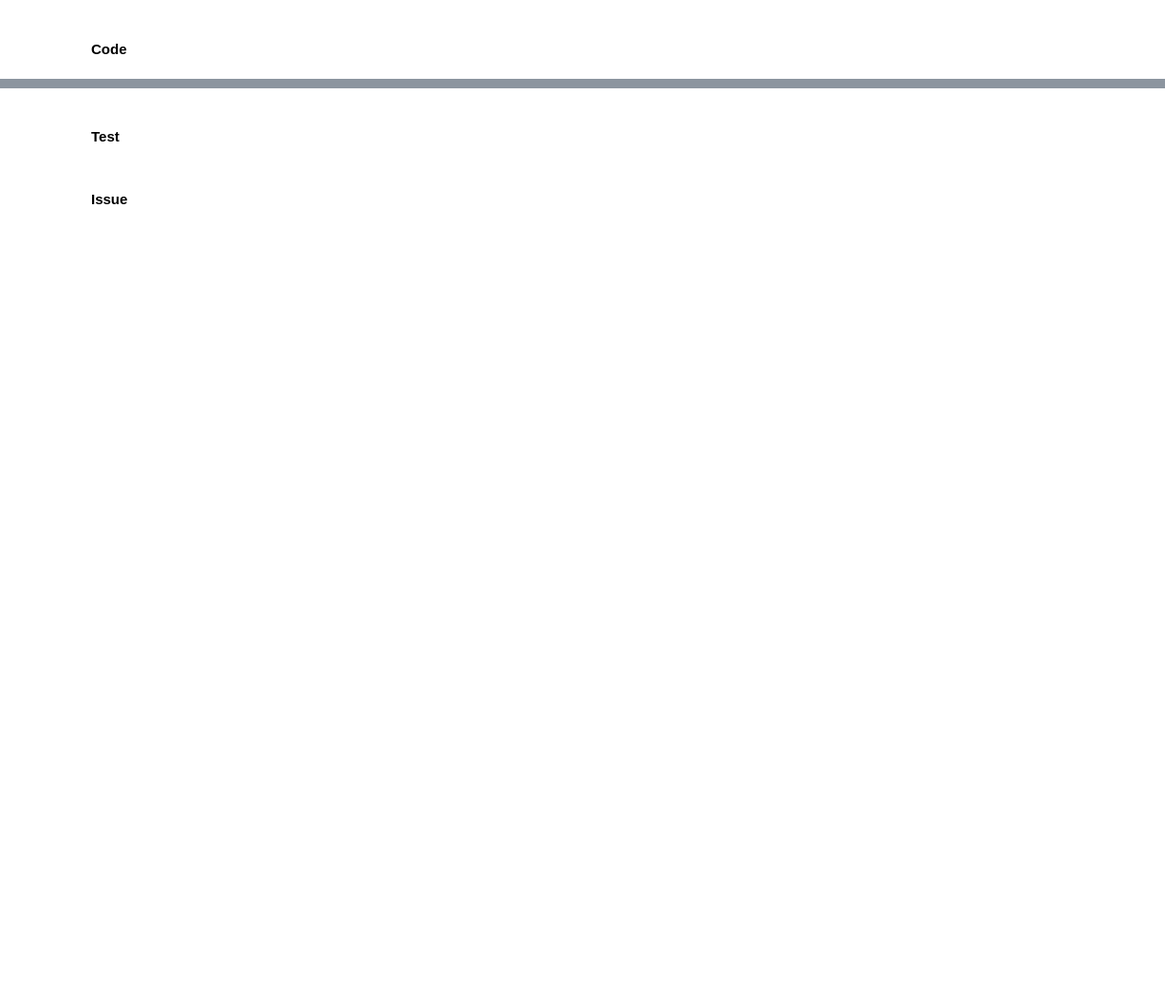
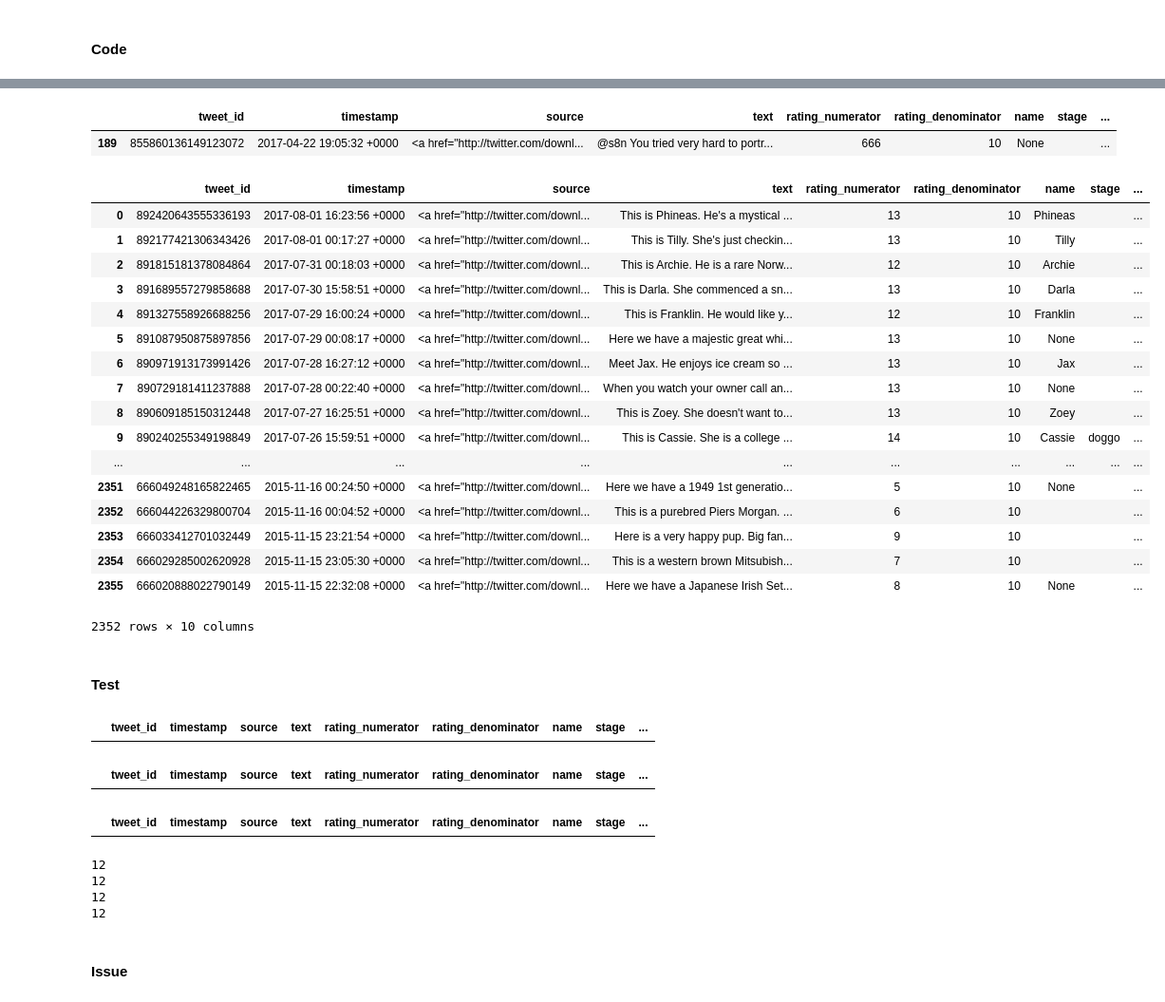
Before and after one commit to deepaksithu/Twitter_Archive_Analysis_Project, a Jupyter notebook: wrangle_act.ipynb, the cells around one changed output, grey strips where cells are left out. Shown: that part at 95% size. Saved outputs shown, nothing was run; the diff lists cells and outputs as text; code cells hidden in the pictures; blank space fills up the shorter version.

```diff
--- a/wrangle_act.ipynb
+++ b/wrangle_act.ipynb
@@ -506,7 +502,6 @@ Change rating_numerator and rating_denominator values for this one tweet_id.
 # %%
-#df1_clean.at['rating_numerator', '835246439529840640'] = 13
-#df1_clean.at['rating_denominator', '835246439529840640'] = 10
-df1_clean = df1_clean.set_value('rating_numerator', '835246439529840640', 13)
+df1_clean.at[313, 'rating_numerator'] = 13
+df1_clean.at[313, 'rating_denominator'] = 10
 # %% [markdown]
 #### Test
 # %%
@@ -520,6 +520,14 @@ For df1 some of the names are inputted incorrectly and are random lowercase word
 # %% [markdown]
 #### Code
+# %%
+for index, row in df1_clean.iterrows():
+    if row['name'].islower():
+        df1_clean.at[index, 'name'] = ''
 # %% [markdown]
 #### Test
+# %%
+for index, row in df1_clean.iterrows():
+    if row['name'].islower():
+        print(row['name'])
 # %% [markdown]
 #### Issue
@@ -532,2 +554,7 @@ In df1 not all rows labelled with doggo are done so accurately.
+# %%
+names = ['doggopupper', 'doggofloofer', 'doggopuppo']
+for index, row in df1_clean.iterrows():
+    if row['stage'] in names:
+        df1_clean.at[index, 'stage'] = ''
 # %% [markdown]
 #### Test
@@ -542,4 +591,52 @@ In df1 not all rows labelled with floofer are done so accurately.
+# %%
+df1_clean[df1_clean['rating_numerator'] == 666]
+# %% [output]
+|  | tweet_id | timestamp | source | text | rating_numerator | rating_denominator | name | stage | ... |
+| 189 | 855860136149123072 | 2017-04-22 19:05:32 +0000 | <a href="http://twitter.com/downl... | @s8n You tried very hard to portr... | 666 | 10 | None |  | ... |
+# %%
+df1_clean.drop([979, 188, 2074, 189])
+# %% [output]
+|  | tweet_id | timestamp | source | text | rating_numerator | rating_denominator | name | stage | ... |
+| 0 | 892420643555336193 | 2017-08-01 16:23:56 +0000 | <a href="http://twitter.com/downl... | This is Phineas. He's a mystical ... | 13 | 10 | Phineas |  | ... |
+| 1 | 892177421306343426 | 2017-08-01 00:17:27 +0000 | <a href="http://twitter.com/downl... | This is Tilly. She's just checkin... | 13 | 10 | Tilly |  | ... |
+| 2 | 891815181378084864 | 2017-07-31 00:18:03 +0000 | <a href="http://twitter.com/downl... | This is Archie. He is a rare Norw... | 12 | 10 | Archie |  | ... |
+| 3 | 891689557279858688 | 2017-07-30 15:58:51 +0000 | <a href="http://twitter.com/downl... | This is Darla. She commenced a sn... | 13 | 10 | Darla |  | ... |
+| 4 | 891327558926688256 | 2017-07-29 16:00:24 +0000 | <a href="http://twitter.com/downl... | This is Franklin. He would like y... | 12 | 10 | Franklin |  | ... |
+| 5 | 891087950875897856 | 2017-07-29 00:08:17 +0000 | <a href="http://twitter.com/downl... | Here we have a majestic great whi... | 13 | 10 | None |  | ... |
+| 6 | 890971913173991426 | 2017-07-28 16:27:12 +0000 | <a href="http://twitter.com/downl... | Meet Jax. He enjoys ice cream so ... | 13 | 10 | Jax |  | ... |
+| 7 | 890729181411237888 | 2017-07-28 00:22:40 +0000 | <a href="http://twitter.com/downl... | When you watch your owner call an... | 13 | 10 | None |  | ... |
+| 8 | 890609185150312448 | 2017-07-27 16:25:51 +0000 | <a href="http://twitter.com/downl... | This is Zoey. She doesn't want to... | 13 | 10 | Zoey |  | ... |
+| 9 | 890240255349198849 | 2017-07-26 15:59:51 +0000 | <a href="http://twitter.com/downl... | This is Cassie. She is a college ... | 14 | 10 | Cassie | doggo | ... |
+| ... | ... | ... | ... | ... | ... | ... | ... | ... | ... |
+| 2351 | 666049248165822465 | 2015-11-16 00:24:50 +0000 | <a href="http://twitter.com/downl... | Here we have a 1949 1st generatio... | 5 | 10 | None |  | ... |
+| 2352 | 666044226329800704 | 2015-11-16 00:04:52 +0000 | <a href="http://twitter.com/downl... | This is a purebred Piers Morgan. ... | 6 | 10 |  |  | ... |
+| 2353 | 666033412701032449 | 2015-11-15 23:21:54 +0000 | <a href="http://twitter.com/downl... | Here is a very happy pup. Big fan... | 9 | 10 |  |  | ... |
+| 2354 | 666029285002620928 | 2015-11-15 23:05:30 +0000 | <a href="http://twitter.com/downl... | This is a western brown Mitsubish... | 7 | 10 |  |  | ... |
+| 2355 | 666020888022790149 | 2015-11-15 22:32:08 +0000 | <a href="http://twitter.com/downl... | Here we have a Japanese Irish Set... | 8 | 10 | None |  | ... |
+2352 rows × 10 columns
 # %% [markdown]
 #### Test
+# %%
+df1_clean[df1_clean['rating_numerator'] == 666]
+# %% [output]
+|  | tweet_id | timestamp | source | text | rating_numerator | rating_denominator | name | stage | ... |
+# %%
+df1_clean[df1_clean['rating_numerator'] == 1776]
+# %% [output]
+|  | tweet_id | timestamp | source | text | rating_numerator | rating_denominator | name | stage | ... |
+# %%
+df1_clean[df1_clean['rating_numerator'] == 420]
+# %% [output]
+|  | tweet_id | timestamp | source | text | rating_numerator | rating_denominator | name | stage | ... |
+# %%
+print(df1_clean.loc[979]['rating_numerator'])
+print(df1_clean.loc[188]['rating_numerator'])
+print(df1_clean.loc[2074]['rating_numerator'])
+print(df1_clean.loc[189]['rating_numerator'])
+# %% [output]
+12
+12
+12
+12
 # %% [markdown]
 #### Issue
```
Also changed, not shown: parts of 35 cells of this notebook.
